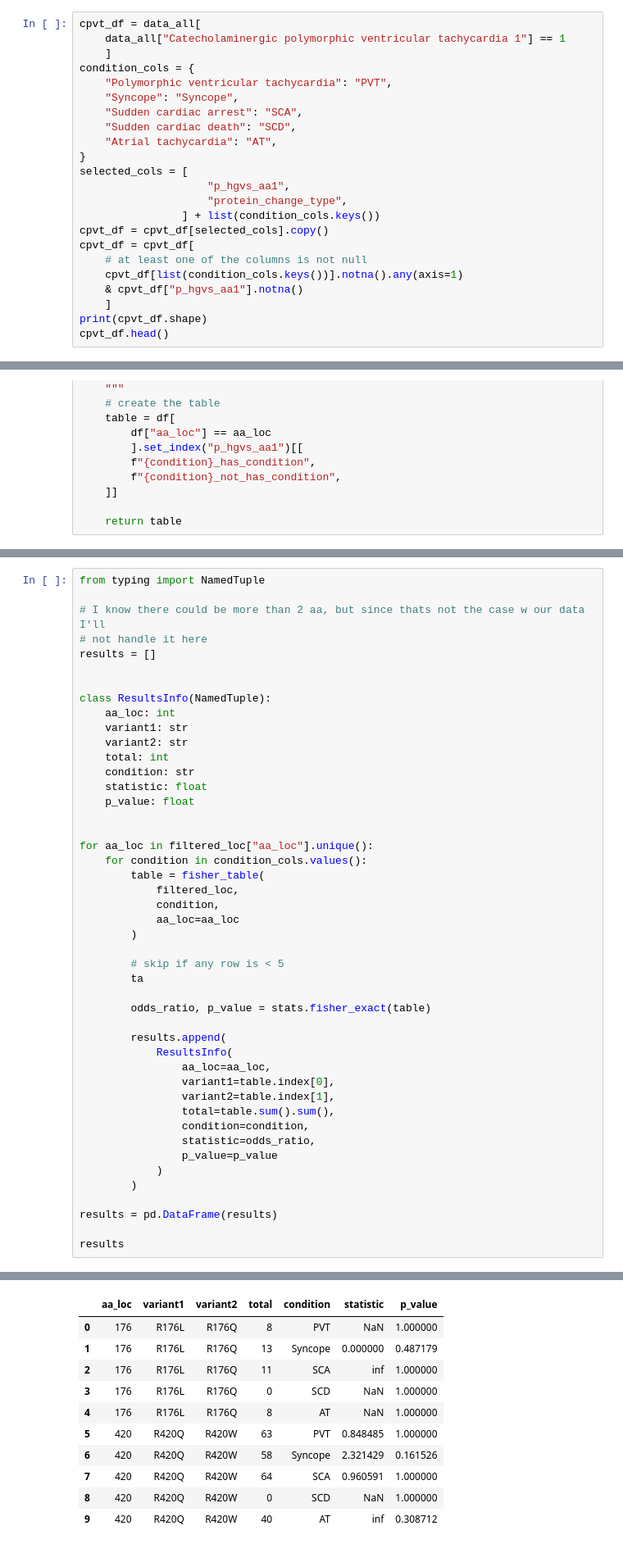
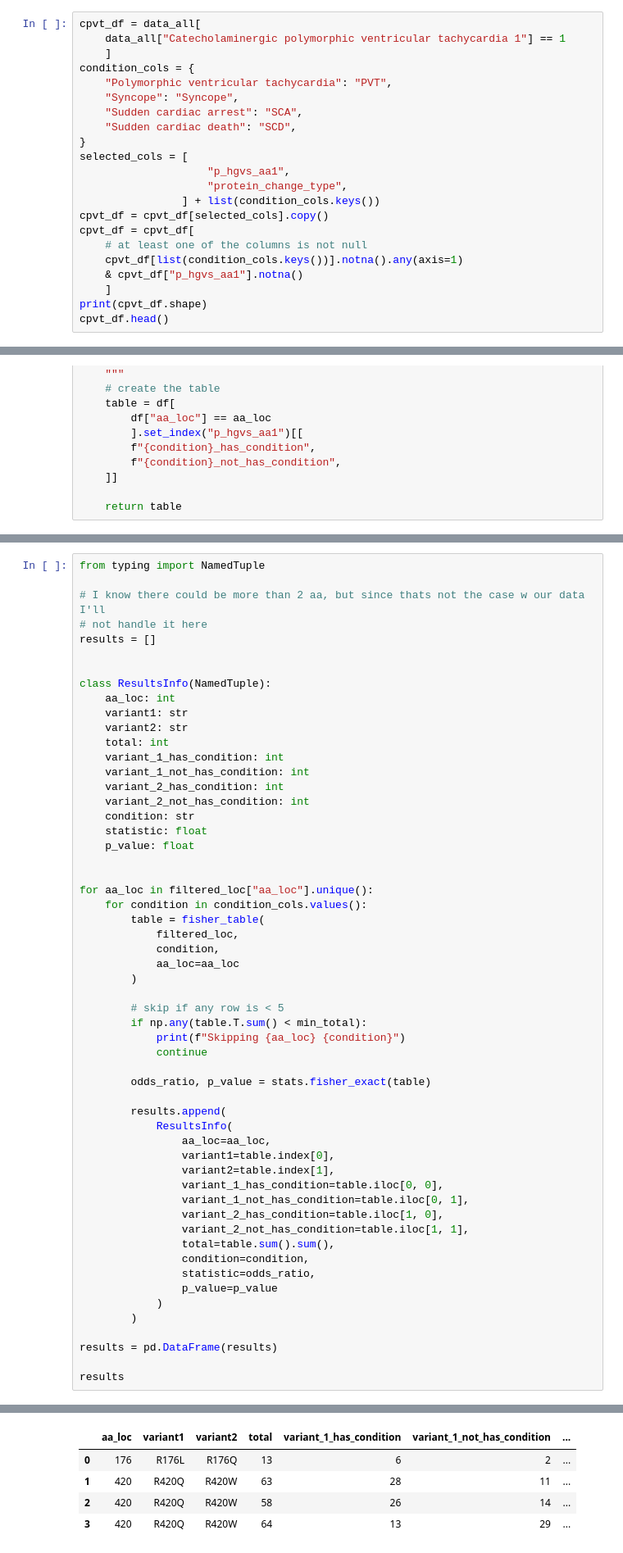
Before and after one commit to alexdaiii/cpvt_database_analysis, a Jupyter notebook: reviewer2/r2.question2.ipynb, the cells around one changed output, grey strips where cells are left out. Shown at 82% size. Saved outputs shown, nothing was run; the diff lists cells and outputs as text.

```diff
--- a/reviewer2/r2.question2.ipynb
+++ b/reviewer2/r2.question2.ipynb
@@ -41,7 +39,6 @@ condition_cols = {
     "Syncope": "Syncope",
     "Sudden cardiac arrest": "SCA",
     "Sudden cardiac death": "SCD",
-    "Atrial tachycardia": "AT",
 }
 selected_cols = [
                     "p_hgvs_aa1",
@@ -226,6 +220,10 @@ class ResultsInfo(NamedTuple):
     variant1: str
     variant2: str
     total: int
+    variant_1_has_condition: int
+    variant_1_not_has_condition: int
+    variant_2_has_condition: int
+    variant_2_not_has_condition: int
     condition: str
     statistic: float
     p_value: float
@@ -240,7 +238,9 @@ for aa_loc in filtered_loc["aa_loc"].unique():
         )
 
         # skip if any row is < 5
-        ta
+        if np.any(table.T.sum() < min_total):
+            print(f"Skipping {aa_loc} {condition}")
+            continue
 
         odds_ratio, p_value = stats.fisher_exact(table)
 
@@ -249,6 +249,10 @@ for aa_loc in filtered_loc["aa_loc"].unique():
                 aa_loc=aa_loc,
                 variant1=table.index[0],
                 variant2=table.index[1],
+                variant_1_has_condition=table.iloc[0, 0],
+                variant_1_not_has_condition=table.iloc[0, 1],
+                variant_2_has_condition=table.iloc[1, 0],
+                variant_2_not_has_condition=table.iloc[1, 1],
                 total=table.sum().sum(),
                 condition=condition,
                 statistic=odds_ratio,
@@ -263,11 +271,5 @@ results
-|  | aa_loc | variant1 | variant2 | total | condition | statistic | p_value |
-| 0 | 176 | R176L | R176Q | 8 | PVT | NaN | 1.000000 |
-| 1 | 176 | R176L | R176Q | 13 | Syncope | 0.000000 | 0.487179 |
-| 2 | 176 | R176L | R176Q | 11 | SCA | inf | 1.000000 |
-| 3 | 176 | R176L | R176Q | 0 | SCD | NaN | 1.000000 |
-| 4 | 176 | R176L | R176Q | 8 | AT | NaN | 1.000000 |
-| 5 | 420 | R420Q | R420W | 63 | PVT | 0.848485 | 1.000000 |
-| 6 | 420 | R420Q | R420W | 58 | Syncope | 2.321429 | 0.161526 |
-| 7 | 420 | R420Q | R420W | 64 | SCA | 0.960591 | 1.000000 |
-| 8 | 420 | R420Q | R420W | 0 | SCD | NaN | 1.000000 |
-| 9 | 420 | R420Q | R420W | 40 | AT | inf | 0.308712 |
+|  | aa_loc | variant1 | variant2 | total | variant_1_has_condition | variant_1_not_has_condition | ... |
+| 0 | 176 | R176L | R176Q | 13 | 6 | 2 | ... |
+| 1 | 420 | R420Q | R420W | 63 | 28 | 11 | ... |
+| 2 | 420 | R420Q | R420W | 58 | 26 | 14 | ... |
+| 3 | 420 | R420Q | R420W | 64 | 13 | 29 | ... |
```
Also changed, not shown: parts of 8 cells of this notebook, 1 other file.
